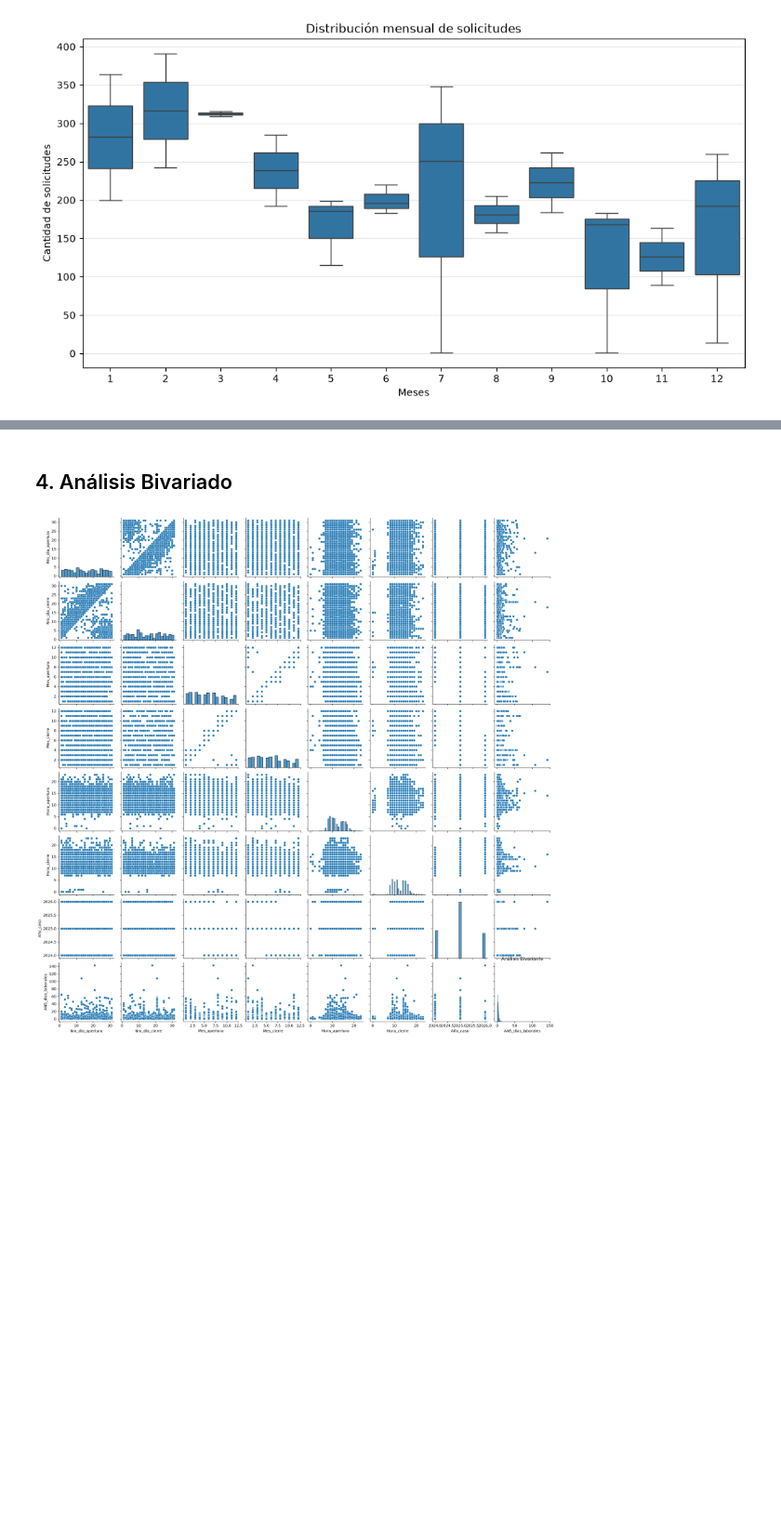
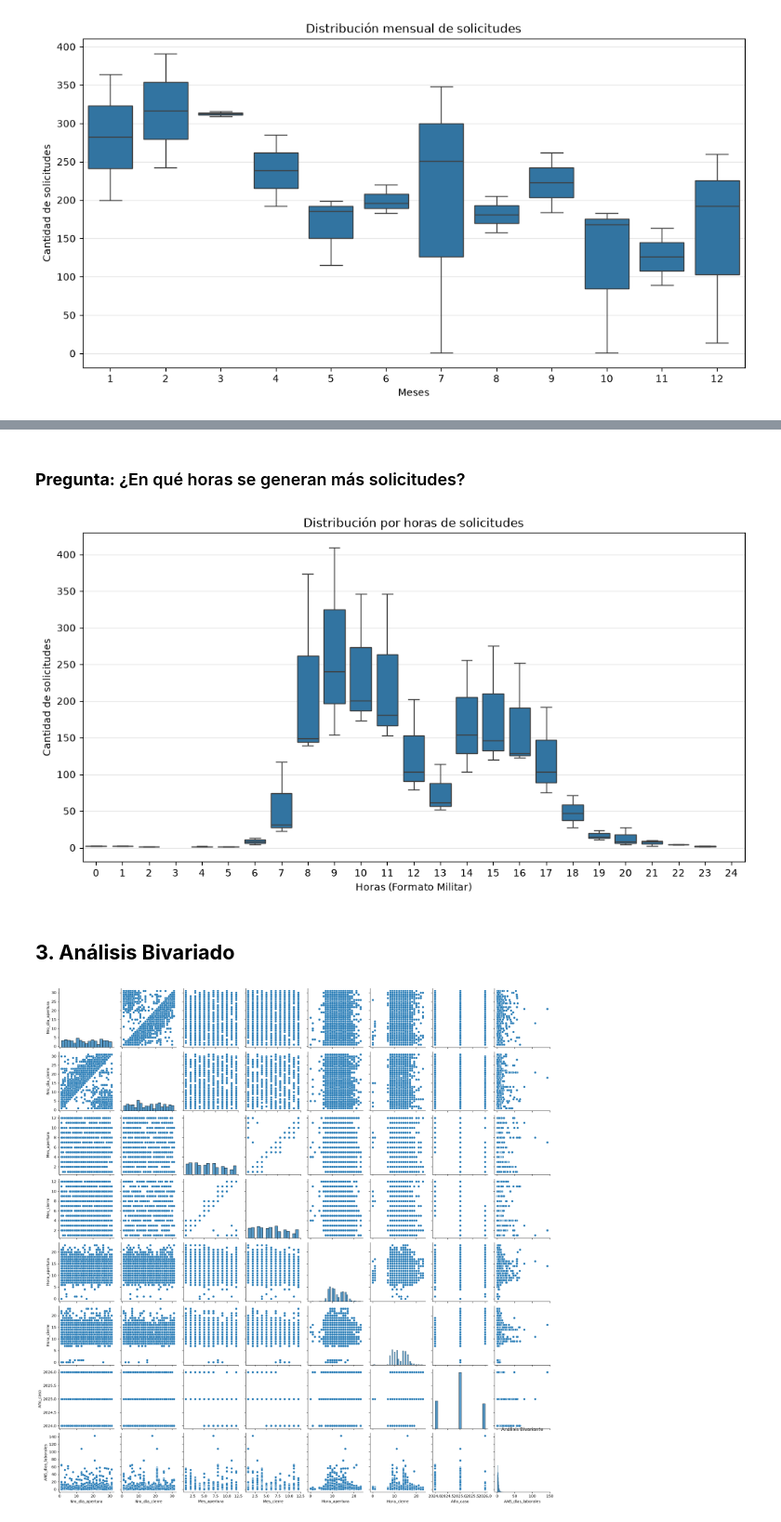
Before and after one commit to DiazJSC/AccesClean_proyecto, a Jupyter notebook: src/03_EDA.ipynb, the cells around one changed output, grey strips where cells are left out. Shown at 93% size. Drawn from its saved outputs; the diff is of its cells as text; code cells hidden in the pictures; blank space fills up the shorter version.

```diff
--- a/src/03_EDA.ipynb
+++ b/src/03_EDA.ipynb
@@ -365,5 +367,20 @@ plt.show()
+# %% [markdown]
+### **Pregunta:** ¿En qué horas se generan más solicitudes?
+# %%
+solicitudes_horas = (df.groupby(["Año_caso", "Hora_apertura"]).size().reset_index(name="Solicitud_Hora"))
+reloj = [0,1,2,3,4,5,6,7,8,9,10,11,12,13,14,15,16,17,18,19,20,21,22,23,24]
+
+plt.figure(figsize=(12,6))
+sns.boxplot(data=solicitudes_horas,x="Hora_apertura",y="Solicitud_Hora",order=reloj)
+plt.title("Distribución por horas de solicitudes")
+plt.xlabel("Horas (Formato Militar)")
+plt.ylabel("Cantidad de solicitudes")
+plt.grid(axis="y", alpha=0.3)
+plt.show()
+# %% [output]
+[figure, added]
 # %% [markdown]
-## 4. Análisis Bivariado
+## **3. Análisis Bivariado**
 # %%
 sns.pairplot(df)
 plt.title("Análisis Bivariante")
```
Also changed, not shown: parts of 23 cells of this notebook.
